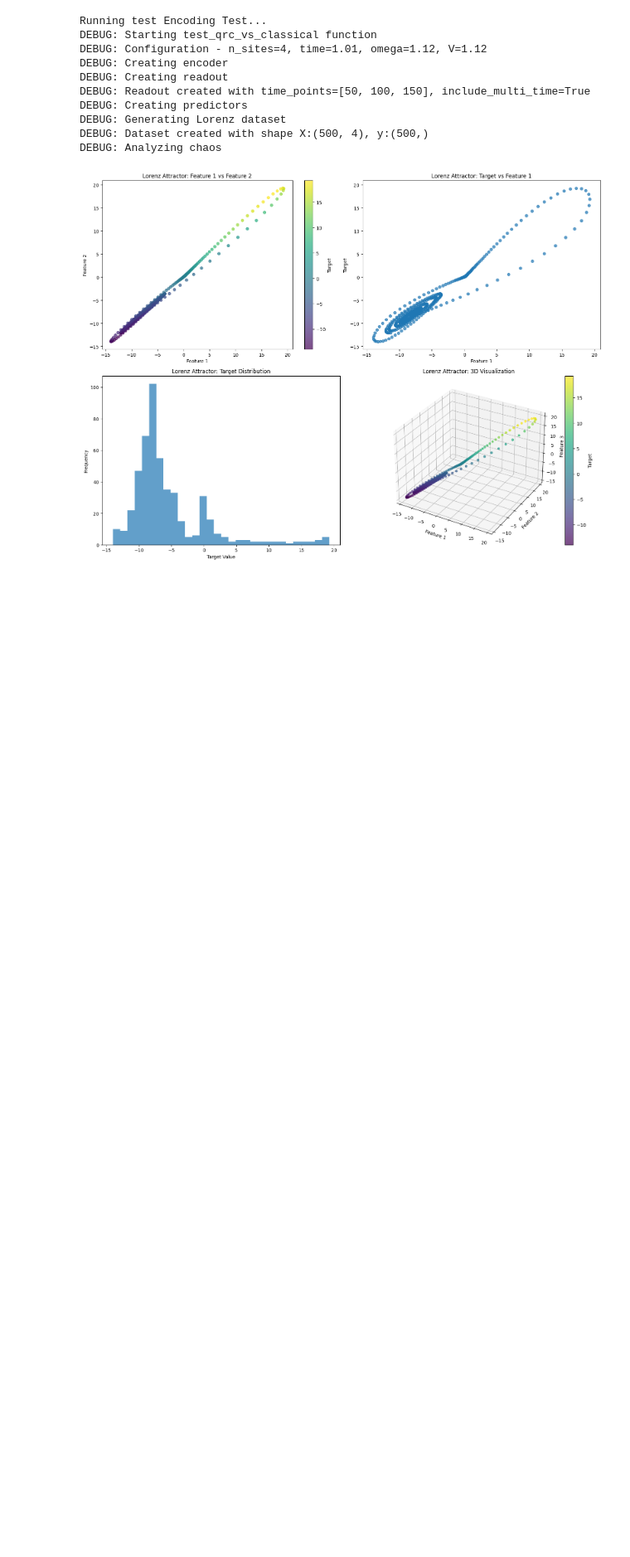
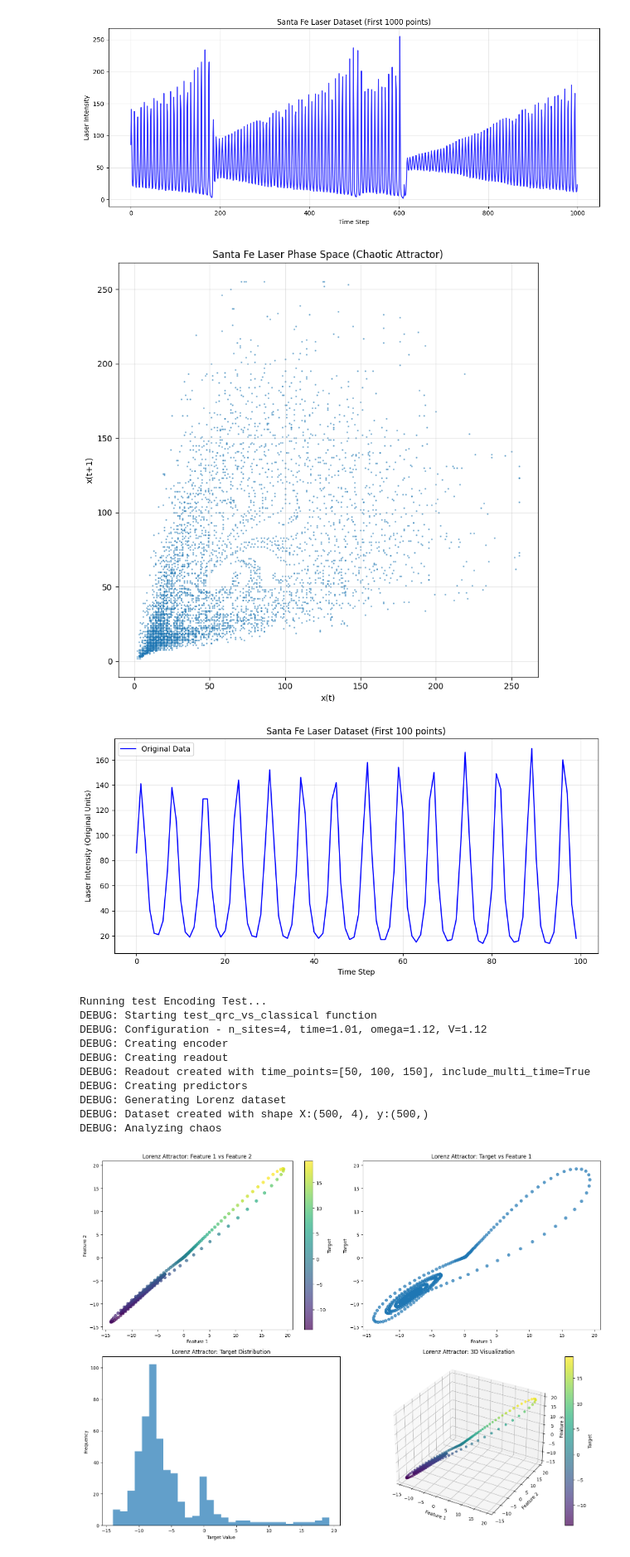
Before and after one commit to Cass490/Qosf_f, a Jupyter notebook: test_file.ipynb, the cells around one changed output. Shown at 83% size. Cells and saved outputs as stored; diff of their text form; code cells hidden in the pictures; blank space fills up the shorter version.

```diff
--- a/test_file.ipynb
+++ b/test_file.ipynb
@@ -14,4 +14,63 @@ from qrc_bloqade.samples import logistic_map_dataset,lorenz_dataset, analyze_cha
 from sklearn.linear_model import LinearRegression
 from sklearn.ensemble import RandomForestRegressor, GradientBoostingRegressor
 from sklearn.svm import SVR
+# %%
+import matplotlib.pyplot as plt
+from reservoirpy.datasets import santafe_laser
+from sklearn.preprocessing import MinMaxScaler
+from sklearn.model_selection import train_test_split as train_split
+
+
+def dataset_sf( n_features=4, n_ahead=1, train_size=0.6):
+    data= santafe_laser()
+    X,y=[],[]
+    for i in range(len(data)-n_ahead-n_features+1):
+        X.append(data[i:i+n_features])
+        y.append(data[i+n_features+n_ahead-1])
+    X=np.array(X)
+    y=np.array(y).reshape(-1,1)
+    print (f"Shape: {X.shape}, {y.shape}")
+    X_norm , y_norm, scalar_X, scalar_y = normalize(X,y)
+
+    X_train, y_train, X_test, y_test = train_split(X_norm, y_norm, test_size=1-train_size, random_state=402)
+    #X_train, y_train = X_train.reshape(X_train.shape[0],-1), y_train.reshape(y_train.shape[0],-1)
+    #X_test, y_test = X_test.reshape(X_test.shape[0],-1), y_test.reshape(y_test.shape[0],-1)
+    return X_train, y_train, X_test, y_test, scalar_X, scalar_y
+
+def visualize():
+    data = santafe_laser()
+    plt.figure(figsize=(12, 5))
+    plt.plot(data[:1000], 'b-', alpha=0.8)
+    plt.title('Santa Fe Laser Dataset (First 1000 points)')
+    plt.xlabel('Time Step')
+    plt.ylabel('Laser Intensity')
+    plt.grid(True, alpha=0.3)
+    plt.tight_layout()
+    plt.show()
+
+    # Also show the chaotic attractor
+    plt.figure(figsize=(8, 8))
+    plt.scatter(data[:-1][:5000], data[1:][:5000], s=1, alpha=0.5)
+    plt.title('Santa Fe Laser Phase Space (Chaotic Attractor)')
+    plt.xlabel('x(t)')
+    plt.ylabel('x(t+1)')
+    plt.grid(True, alpha=0.3)
+    plt.tight_layout()
+    plt.show()
+    plt.figure(figsize=(10, 5))
+    plt.plot(data[:100], 'b-', label='Original Data')
+    plt.title('Santa Fe Laser Dataset (First 100 points)')
+    plt.xlabel('Time Step')
+    plt.ylabel('Laser Intensity (Original Units)')
+    plt.legend()
+    plt.grid(True, alpha=0.3)
+    plt.tight_layout()
+    plt.show()
+
+
+visualize()
+# %% [output]
+[figure, added]
+[figure, added]
+[figure, added]
 # %%
```
Also changed, not shown: parts of 2 cells of this notebook.
